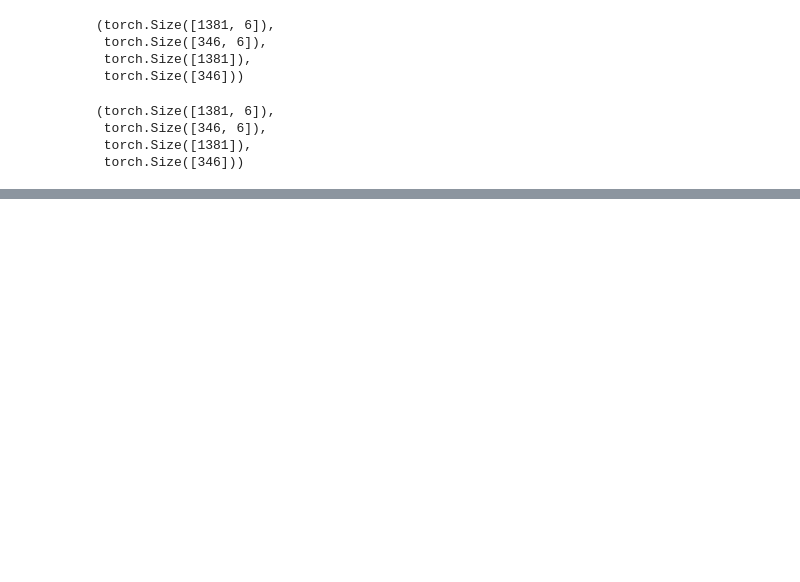
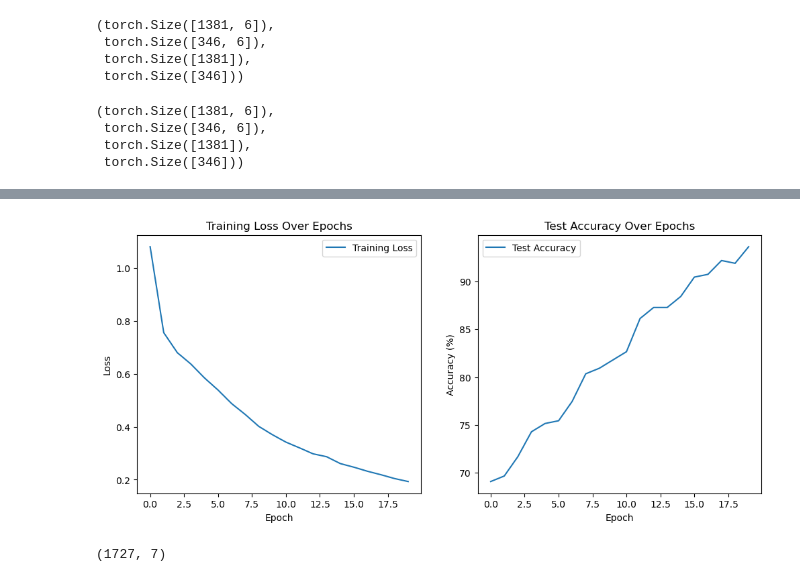
Before and after one commit to JungWooJJING/AI_Class, a Jupyter notebook: 6week/6week_class.ipynb, the cells around one changed output, grey strips where cells are left out. Cells and saved outputs as stored; diff of their text form; code cells hidden in the pictures; blank space fills up the shorter version.

```diff
--- a/6week/6week_class.ipynb
+++ b/6week/6week_class.ipynb
@@ -83,2 +70,3 @@ y = df['output'].values
 # %%
-X
+X = data.drop('output', axis=1).values
+y = data['output'].values
@@ -107,10 +92,11 @@ X_train.shape, X_test.shape, y_train.shape, y_test.shape,
  torch.Size([1381]),
  torch.Size([346]))
 # %%
+# Convert to PyTorch tensors
 X_train = torch.tensor(X_train, dtype=torch.float32)
+y_train = torch.tensor(y_train, dtype=torch.int64)
 X_test = torch.tensor(X_test, dtype=torch.float32)
-y_train = torch.tensor(y_train, dtype=torch.float32).unsqueeze(1)  # ✅ 핵심
-y_test = torch.tensor(y_test, dtype=torch.float32).unsqueeze(1)
+y_test = torch.tensor(y_test, dtype=torch.int64)
 # %%
 train_dataset = TensorDataset(X_train, y_train)
 train_dataloader = DataLoader(train_dataset, batch_size=32, shuffle=True)
@@ -125,20 +111,20 @@ X_train.shape, X_test.shape, y_train.shape, y_test.shape
  torch.Size([1381]),
  torch.Size([346]))
 # %%
-class CarEvaluationBinary(nn.Module):
+class CarEvaluationDense(nn.Module):
     def __init__(self):
-        super(CarEvaluationBinary, self).__init__()
+        super(CarEvaluationDense, self).__init__()
         self.fc1 = nn.Linear(6, 64)
         self.fc2 = nn.Linear(64, 32)
-        self.fc3 = nn.Linear(32, 1)
+        self.fc3 = nn.Linear(32, 4)  # 4 classes in the dataset
 
     def forward(self, x):
         x = torch.relu(self.fc1(x))
         x = torch.relu(self.fc2(x))
-        x = torch.sigmoid(self.fc3(x))  # BCELoss를 사용할 것이므로 sigmoid 포함
+        x = self.fc3(x)
         return x
 # %%
-model = CarEvaluationBinary()  # 모델 먼저 생성!
-criterion = nn.BCELoss()
+model = CarEvaluationDense()  # 모델 먼저 생성!
+criterion = nn.CrossEntropyLoss()
 optimizer = optim.Adam(model.parameters(), lr=0.001)
 # %%
@@ -171,0 +236,23 @@ ValueError: Using a target size (torch.Size([32])) that is different to the inpu
+# %%
+# Plot the loss and accuracy
+plt.figure(figsize=(12, 5))
+
+# Plot loss
+plt.subplot(1, 2, 1)
+plt.plot(train_losses, label='Training Loss')
+plt.xlabel('Epoch')
+plt.ylabel('Loss')
+plt.title('Training Loss Over Epochs')
+plt.legend()
+
+# Plot accuracy
+plt.subplot(1, 2, 2)
+plt.plot(test_accuracies, label='Test Accuracy')
+plt.xlabel('Epoch')
+plt.ylabel('Accuracy (%)')
+plt.title('Test Accuracy Over Epochs')
+plt.legend()
+
+plt.show()
+# %% [output]
+[figure, added]
@@ -171,0 +269,4 @@ ValueError: Using a target size (torch.Size([32])) that is different to the inpu
+# %%
+data_array.shape
+# %% [output]
+(1727, 7)
```
Also changed, not shown: parts of 21 cells of this notebook.
